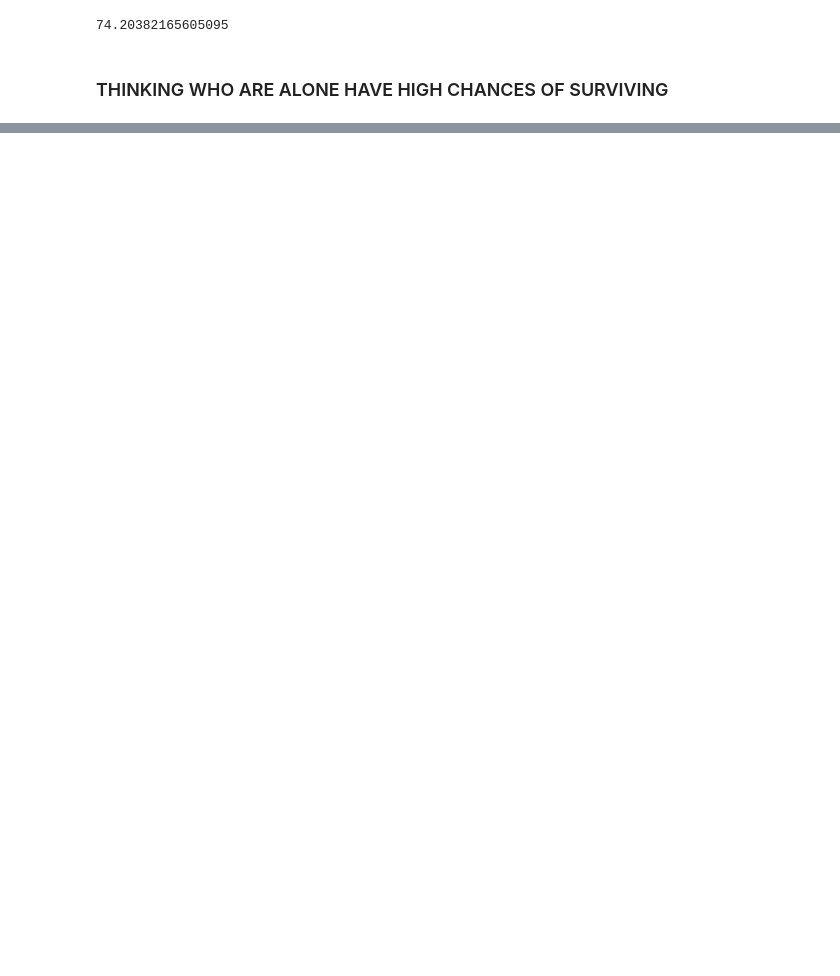
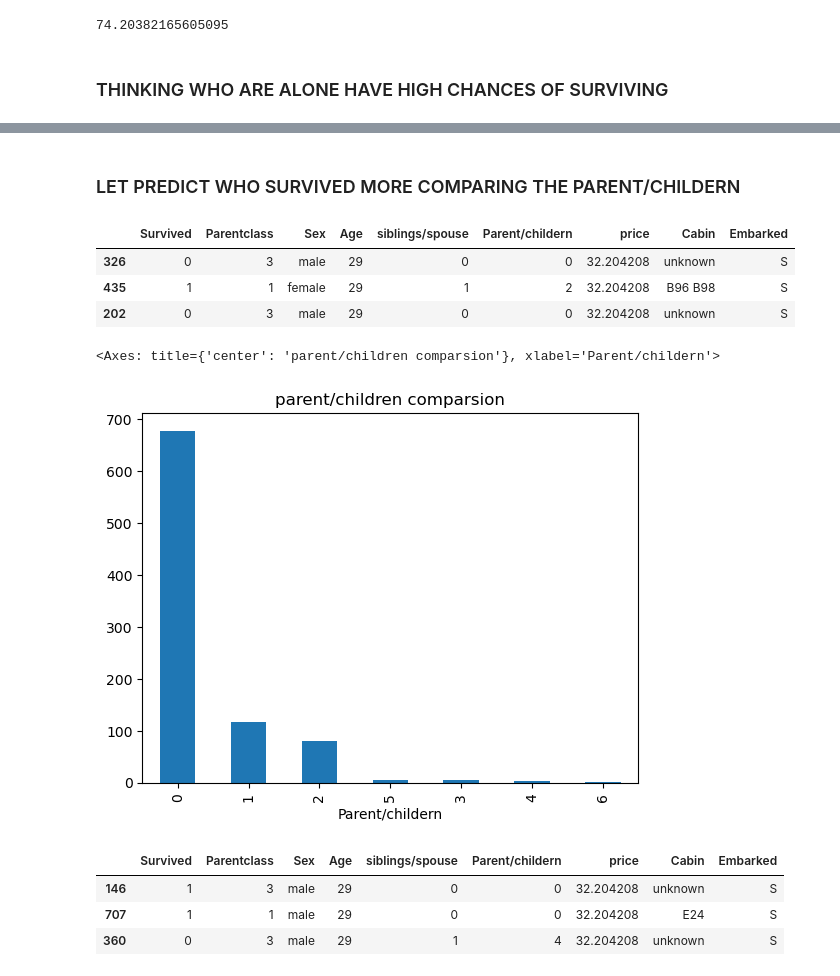
Before and after one commit to madhukarreddydonala/TITANIC-DATA-ANALYSIS, a Jupyter notebook: notebooks/dataexploring.ipynb, the cells around one changed output, grey strips where cells are left out. Drawn from its saved outputs; the diff is of its cells as text; code cells hidden in the pictures; blank space fills up the shorter version.

```diff
--- a/notebooks/dataexploring.ipynb
+++ b/notebooks/dataexploring.ipynb
@@ -449,0 +541,22 @@ sns.barplot(x='siblings/spouse',y='Survived',data=df)
+# %% [markdown]
+### LET PREDICT WHO SURVIVED MORE COMPARING THE PARENT/CHILDERN
+# %%
+train.sample(3)
+# %% [output]
+|  | Survived | Parentclass | Sex | Age | siblings/spouse | Parent/childern | price | Cabin | Embarked |
+| 326 | 0 | 3 | male | 29 | 0 | 0 | 32.204208 | unknown | S |
+| 435 | 1 | 1 | female | 29 | 1 | 2 | 32.204208 | B96 B98 | S |
+| 202 | 0 | 3 | male | 29 | 0 | 0 | 32.204208 | unknown | S |
+# %%
+train['Parent/childern'].value_counts().plot(kind='bar',title='parent/children comparsion')
+# %% [output]
+<Axes: title={'center': 'parent/children comparsion'}, xlabel='Parent/childern'>
+[figure, added]
+# %%
+
+train.sample(3)
+# %% [output]
+|  | Survived | Parentclass | Sex | Age | siblings/spouse | Parent/childern | price | Cabin | Embarked |
+| 146 | 1 | 3 | male | 29 | 0 | 0 | 32.204208 | unknown | S |
+| 707 | 1 | 1 | male | 29 | 0 | 0 | 32.204208 | E24 | S |
+| 360 | 0 | 3 | male | 29 | 1 | 4 | 32.204208 | unknown | S |
```
Also changed, not shown: parts of 74 cells of this notebook, 1 other file.
